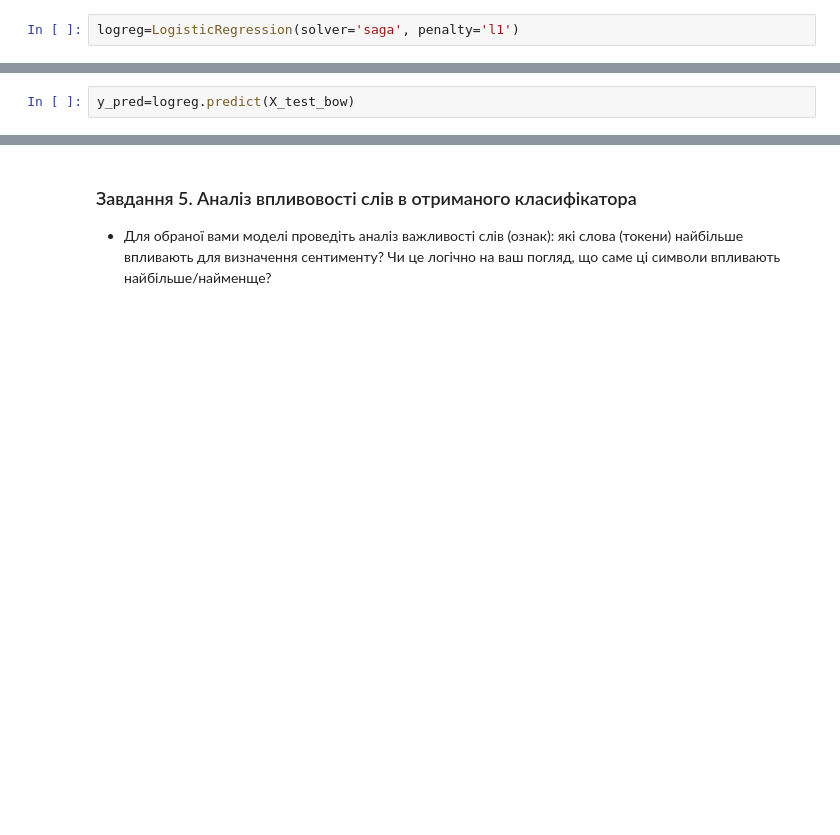
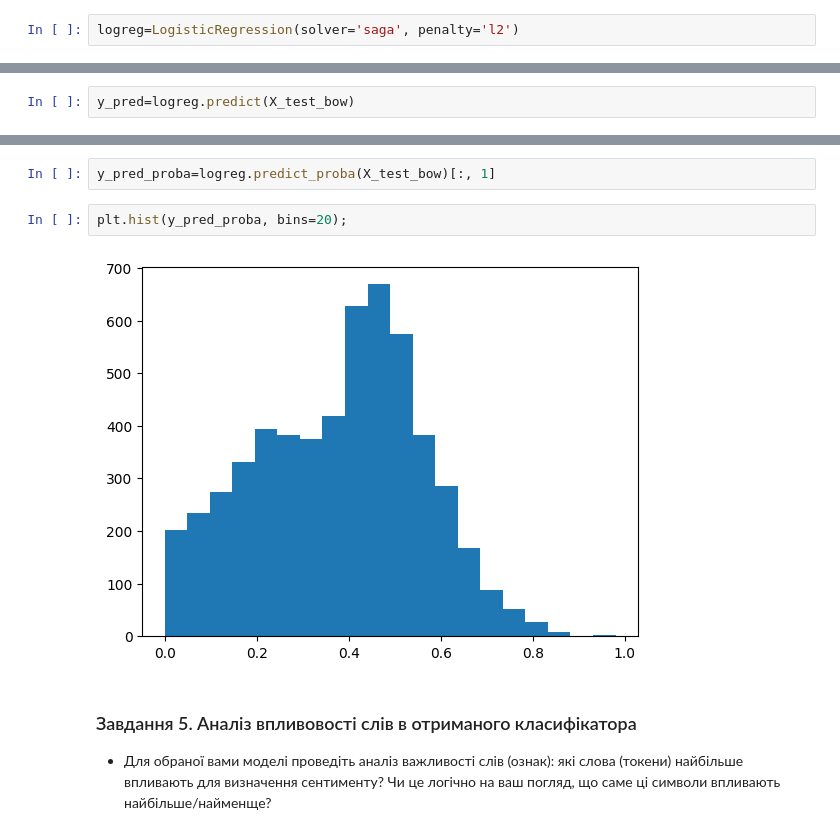
Before and after one commit to Daria-Lytvynenko/ML_course, a Jupyter notebook: HW_NLP_Classification.ipynb, the cells around one changed output, grey strips where cells are left out. Saved outputs shown, nothing was run; the diff lists cells and outputs as text; blank space fills up the shorter version.

```diff
--- a/HW_NLP_Classification.ipynb
+++ b/HW_NLP_Classification.ipynb
@@ -204,7 +208,7 @@ X_test_bow=inputs[test_idx]
 y_train=df.iloc[train_idx, -1]
 y_test=df.iloc[test_idx, -1]
 # %%
-logreg=LogisticRegression(solver='saga', penalty='l1')
+logreg=LogisticRegression(solver='saga', penalty='l2')
 # %%
 logreg.fit(X_train_bow, y_train)
 # %% [output]
@@ -222,3 +286,9 @@ f1_score(y_test, y_pred, average='weighted')
+# %%
+y_pred_proba=logreg.predict_proba(X_test_bow)[:, 1]
+# %%
+plt.hist(y_pred_proba, bins=20);
+# %% [output]
+[figure, added]
 # %% [markdown]
 ### Завдання 5. Аналіз впливовості слів в отриманого класифікатора
 
```
Also changed, not shown: parts of 12 cells of this notebook.
